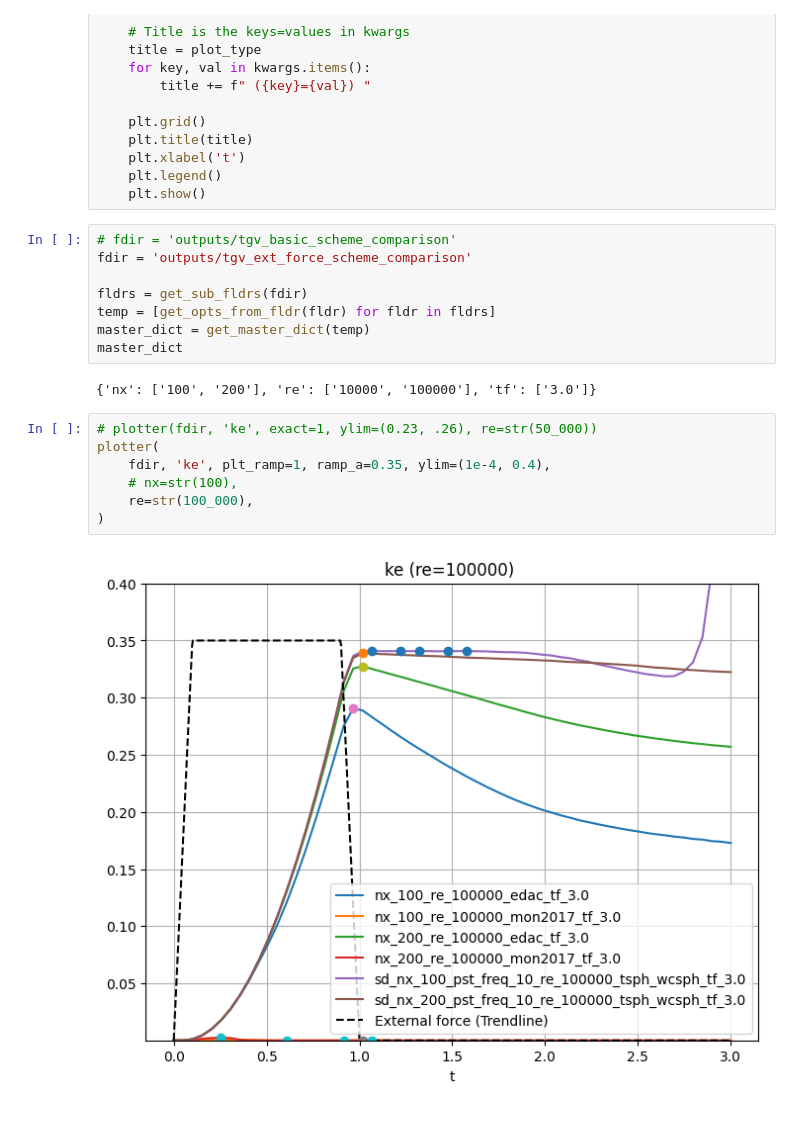
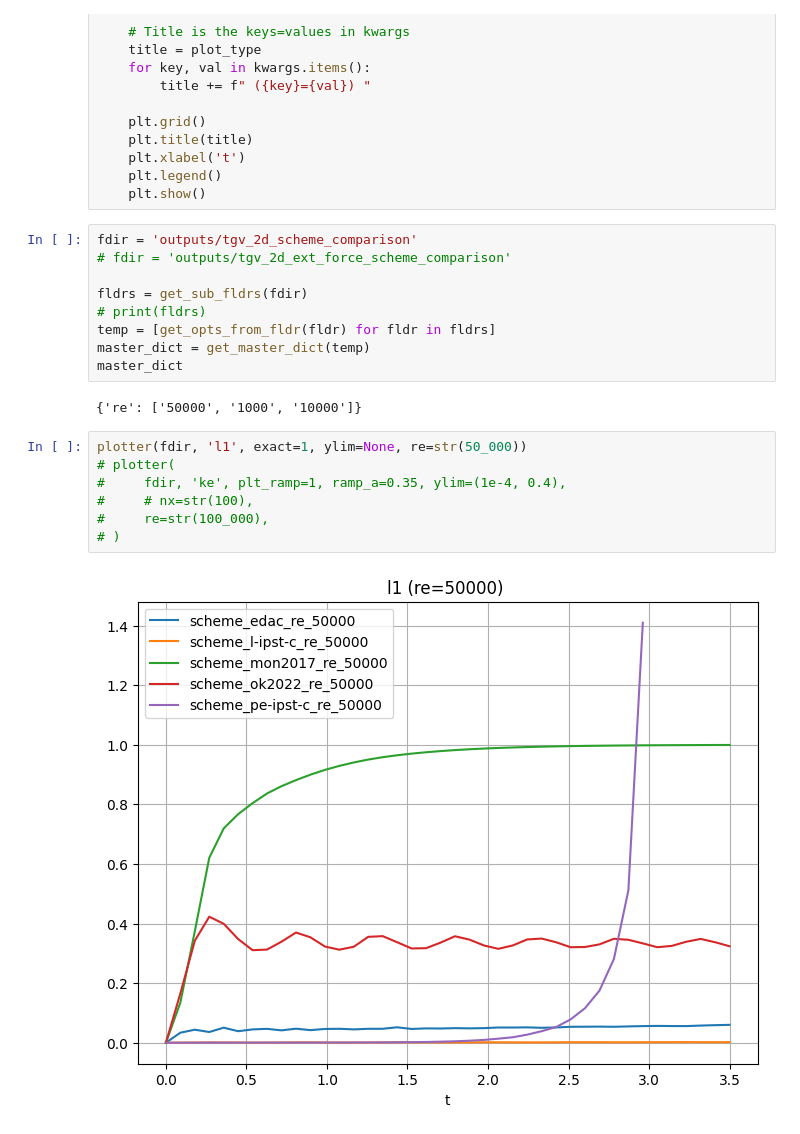
Before and after one commit to Prajwal-Prathiksh/ddp-thesis, a Jupyter notebook: plotter.ipynb, the cells around one changed output. Drawn from its saved outputs; the diff is of its cells as text.

```diff
--- a/plotter.ipynb
+++ b/plotter.ipynb
@@ -195,21 +195,22 @@ def plotter(
     plt.legend()
     plt.show()
 # %%
-# fdir = 'outputs/tgv_basic_scheme_comparison'
-fdir = 'outputs/tgv_ext_force_scheme_comparison'
+fdir = 'outputs/tgv_2d_scheme_comparison'
+# fdir = 'outputs/tgv_2d_ext_force_scheme_comparison'
 
 fldrs = get_sub_fldrs(fdir)
+# print(fldrs)
 temp = [get_opts_from_fldr(fldr) for fldr in fldrs]
 master_dict = get_master_dict(temp)
 master_dict
 # %% [output]
-{'nx': ['100', '200'], 're': ['10000', '100000'], 'tf': ['3.0']}
+{'re': ['50000', '1000', '10000']}
 # %%
-# plotter(fdir, 'ke', exact=1, ylim=(0.23, .26), re=str(50_000))
-plotter(
-    fdir, 'ke', plt_ramp=1, ramp_a=0.35, ylim=(1e-4, 0.4),
-    # nx=str(100),
-    re=str(100_000),
-)
+plotter(fdir, 'l1', exact=1, ylim=None, re=str(50_000))
+# plotter(
+#     fdir, 'ke', plt_ramp=1, ramp_a=0.35, ylim=(1e-4, 0.4),
+#     # nx=str(100),
+#     re=str(100_000),
+# )
 # %% [output]
-[figure, old version]
+[figure, new version]
```
